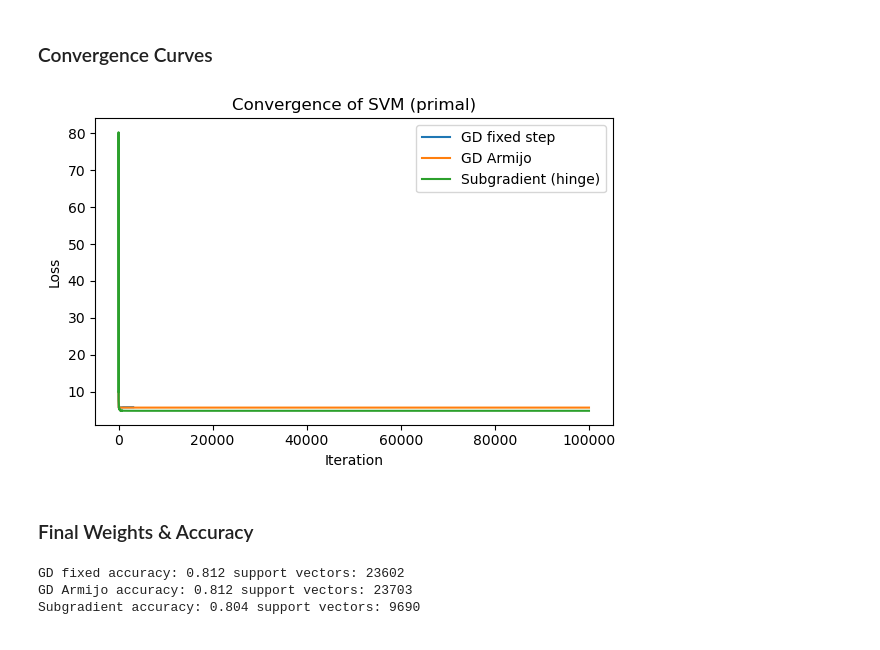
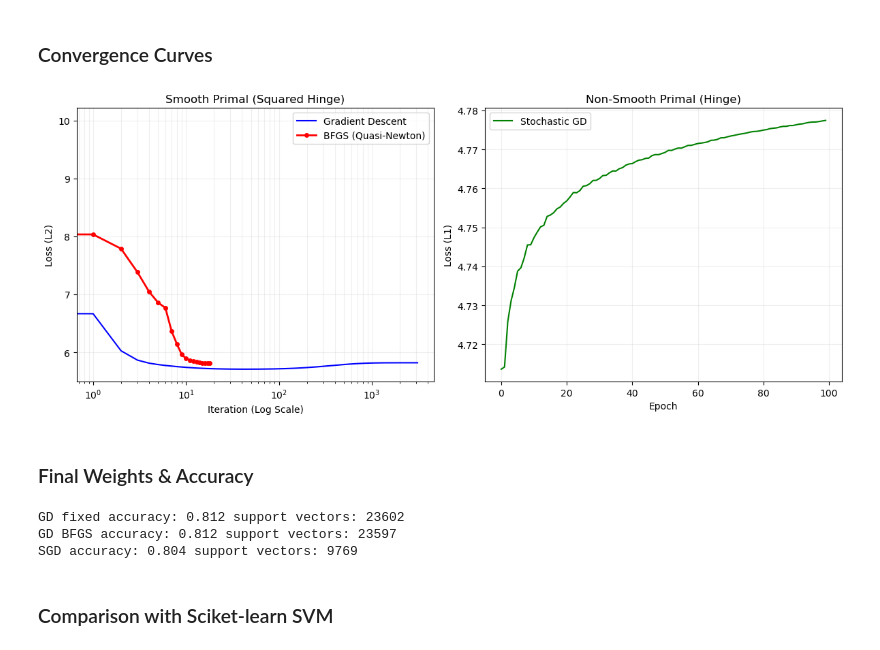
Before and after one commit to JihoonChoi26/Comparative_Optimization_ML, a Jupyter notebook: support_vector_machine.ipynb, the cells around one changed output. Saved outputs shown, nothing was run; the diff lists cells and outputs as text; code cells hidden in the pictures.

Commit message:
SVM updates
Add SGD for subgradient method.

```diff
--- a/support_vector_machine.ipynb
+++ b/support_vector_machine.ipynb
@@ -99,37 +104,55 @@ Subgradient hinge: iters=99999 final loss=4.844639 grad norm=5.845e-03
 # %% [markdown]
 ### Convergence Curves
-# %%
-gd_hist = np.array(info_gd["history"])
-arm_hist = np.array(info_armijo["history"])
-sub_hist = np.array(info_sub["history"])
-
-plt.figure(figsize=(6,4))
-plt.plot(gd_hist[:,0],  gd_hist[:,1],  label="GD fixed step")
-plt.plot(arm_hist[:,0], arm_hist[:,1], label="GD Armijo")
-plt.plot(sub_hist[:,0], sub_hist[:,1], label="Subgradient (hinge)")
-plt.xlabel("Iteration")
-plt.ylabel("Loss")
-plt.title("Convergence of SVM (primal)")
-plt.legend()
-plt.tight_layout()
-plt.show()
-# %% [output]
-[figure, removed]
+# %%
+gd_hist = np.array(info_gd["history"])
+arm_hist = np.array(info_bfgs["history"])
+sub_hist = np.array(info_sgd["history"])
+
+# Create a figure with two subplots side-by-side
+fig, (ax1, ax2) = plt.subplots(1, 2, figsize=(12, 5))
+
+# --- Plot 1: Smooth Solvers (Squared Hinge) ---
+# We use log-scale for X because BFGS is so fast (18 iters) vs GD (3000 iters)
+ax1.plot(gd_hist[:,0], gd_hist[:,1], 'b-', label="Gradient Descent")
+ax1.plot(arm_hist[:,0], arm_hist[:,1], 'r-o', linewidth=2, markersize=4, label="BFGS (Quasi-Newton)")
+
+ax1.set_title("Smooth Primal (Squared Hinge)")
+ax1.set_xlabel("Iteration (Log Scale)")
+ax1.set_ylabel("Loss (L2)")
+ax1.set_xscale('log')  # <--- Crucial for visualizing BFGS vs GD
+ax1.grid(True, which="both", ls="-", alpha=0.2)
+ax1.legend()
+
+# --- Plot 2: Non-Smooth Solver (Hinge) ---
+ax2.plot(sub_hist[:,0], sub_hist[:,1], 'g-', label="Stochastic GD")
+
+ax2.set_title("Non-Smooth Primal (Hinge)")
+ax2.set_xlabel("Epoch")
+ax2.set_ylabel("Loss (L1)")
+ax2.grid(True, ls="-", alpha=0.2)
+ax2.legend()
+
+plt.tight_layout()
+plt.show()
+# %% [output]
+[figure, added]
 # %% [markdown]
 ### Final Weights & Accuracy
 # %%
 acc_gd = svm_accuracy(theta_gd, X_test, y_test)
-acc_arm = svm_accuracy(theta_armijo, X_test, y_test)
-acc_sub = svm_accuracy(theta_sub, X_test, y_test)
+acc_bfgs = svm_accuracy(theta_bfgs, X_test, y_test)
+acc_sgd = svm_accuracy(theta_sgd, X_test, y_test)
 
 nsv_gd = num_support_vectors(theta_gd, X_train, y_train)
-nsv_arm = num_support_vectors(theta_armijo, X_train, y_train)
-nsv_sub = num_support_vectors(theta_sub, X_train, y_train)
+nsv_bfgs = num_support_vectors(theta_bfgs, X_train, y_train)
+nsv_sgd = num_support_vectors(theta_sgd, X_train, y_train)
 
 print(f"GD fixed accuracy: {acc_gd:.3f} support vectors: {nsv_gd}")
-print(f"GD Armijo accuracy: {acc_arm:.3f} support vectors: {nsv_arm}")
-print(f"Subgradient accuracy: {acc_sub:.3f} support vectors: {nsv_sub}")
+print(f"GD BFGS accuracy: {acc_bfgs:.3f} support vectors: {nsv_bfgs}")
+print(f"SGD accuracy: {acc_sgd:.3f} support vectors: {nsv_sgd}")
 # %% [output]
 GD fixed accuracy: 0.812 support vectors: 23602
-GD Armijo accuracy: 0.812 support vectors: 23703
-Subgradient accuracy: 0.804 support vectors: 9690
+GD BFGS accuracy: 0.812 support vectors: 23597
+SGD accuracy: 0.804 support vectors: 9769
+# %% [markdown]
+### Comparison with Sciket-learn SVM
```
Also changed, not shown: parts of 5 cells of this notebook, 3 other files.
